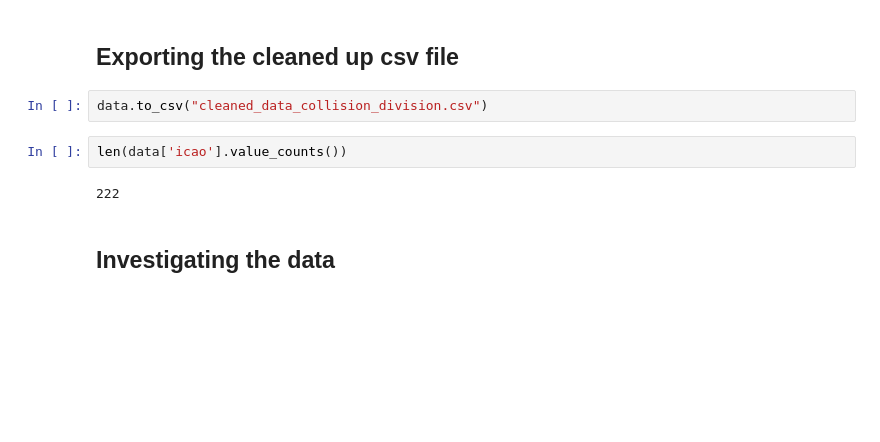
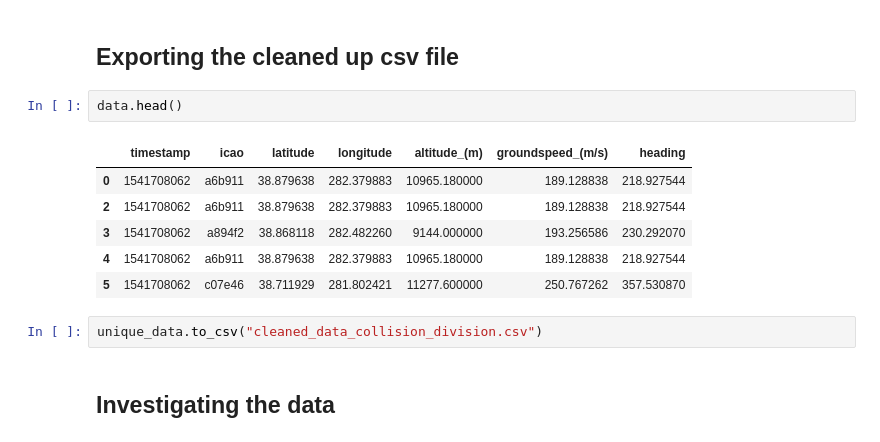
Before and after one commit to tombody/boeing_hackathon, a Jupyter notebook: BoeingHackathonData.ipynb, the cells around one changed output. Cells and saved outputs as stored; diff of their text form; blank space fills up the shorter version.

```diff
--- a/BoeingHackathonData.ipynb
+++ b/BoeingHackathonData.ipynb
@@ -329,11 +376,16 @@ data.head()
 # %% [markdown]
 ## Exporting the cleaned up csv file
+# %%
+data.head()
+# %% [output]
+|  | timestamp | icao | latitude | longitude | altitude_(m) | groundspeed_(m/s) | heading |
+| 0 | 1541708062 | a6b911 | 38.879638 | 282.379883 | 10965.180000 | 189.128838 | 218.927544 |
+| 2 | 1541708062 | a6b911 | 38.879638 | 282.379883 | 10965.180000 | 189.128838 | 218.927544 |
+| 3 | 1541708062 | a894f2 | 38.868118 | 282.482260 | 9144.000000 | 193.256586 | 230.292070 |
+| 4 | 1541708062 | a6b911 | 38.879638 | 282.379883 | 10965.180000 | 189.128838 | 218.927544 |
+| 5 | 1541708062 | c07e46 | 38.711929 | 281.802421 | 11277.600000 | 250.767262 | 357.530870 |
 # %%
-data.to_csv("cleaned_data_collision_division.csv")
+unique_data.to_csv("cleaned_data_collision_division.csv")
-# %%
-len(data['icao'].value_counts())
-# %% [output]
-222
 # %% [markdown]
 ## Investigating the data
 # %%
```
Also changed, not shown: parts of 12 cells of this notebook, 1 other file.
